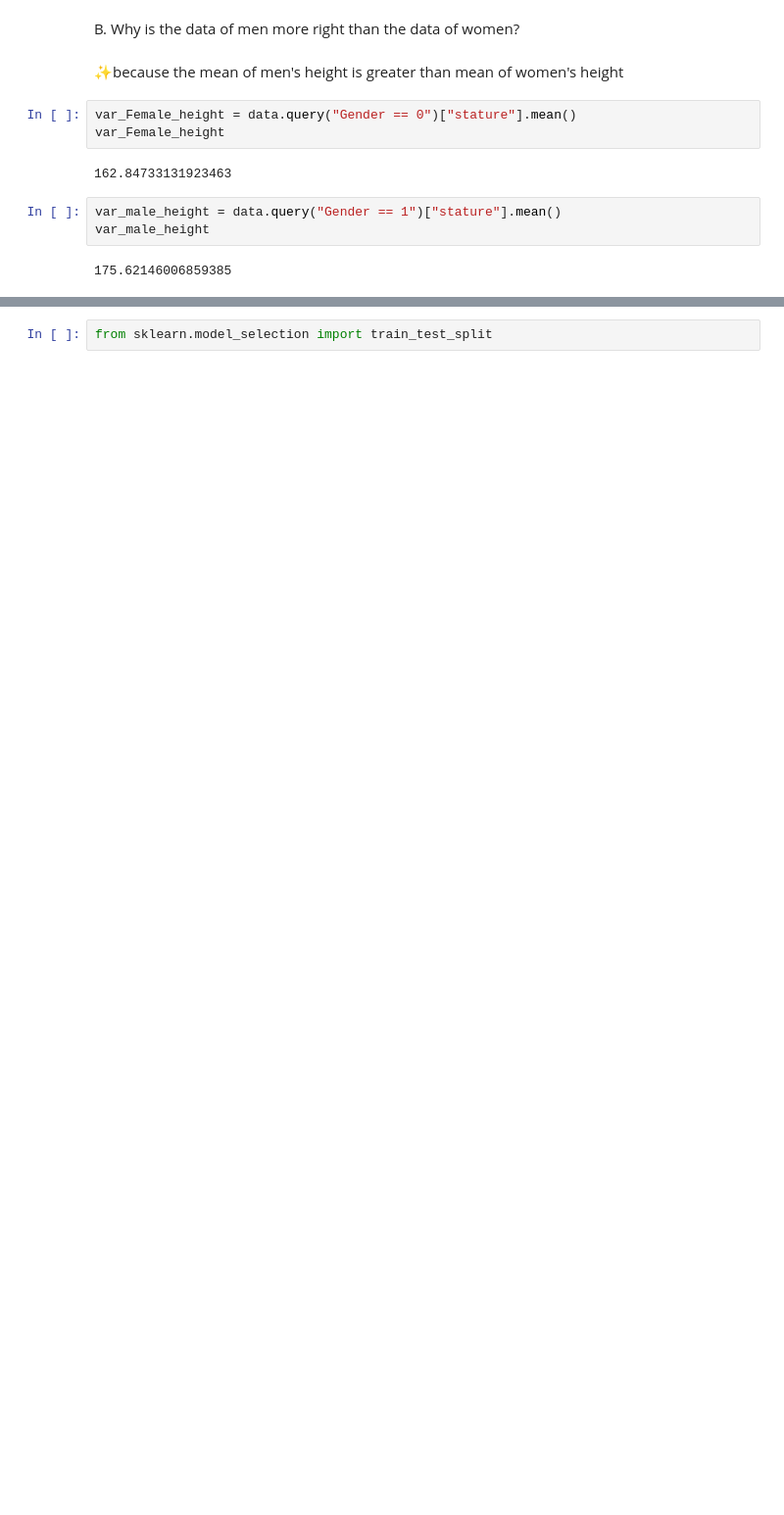
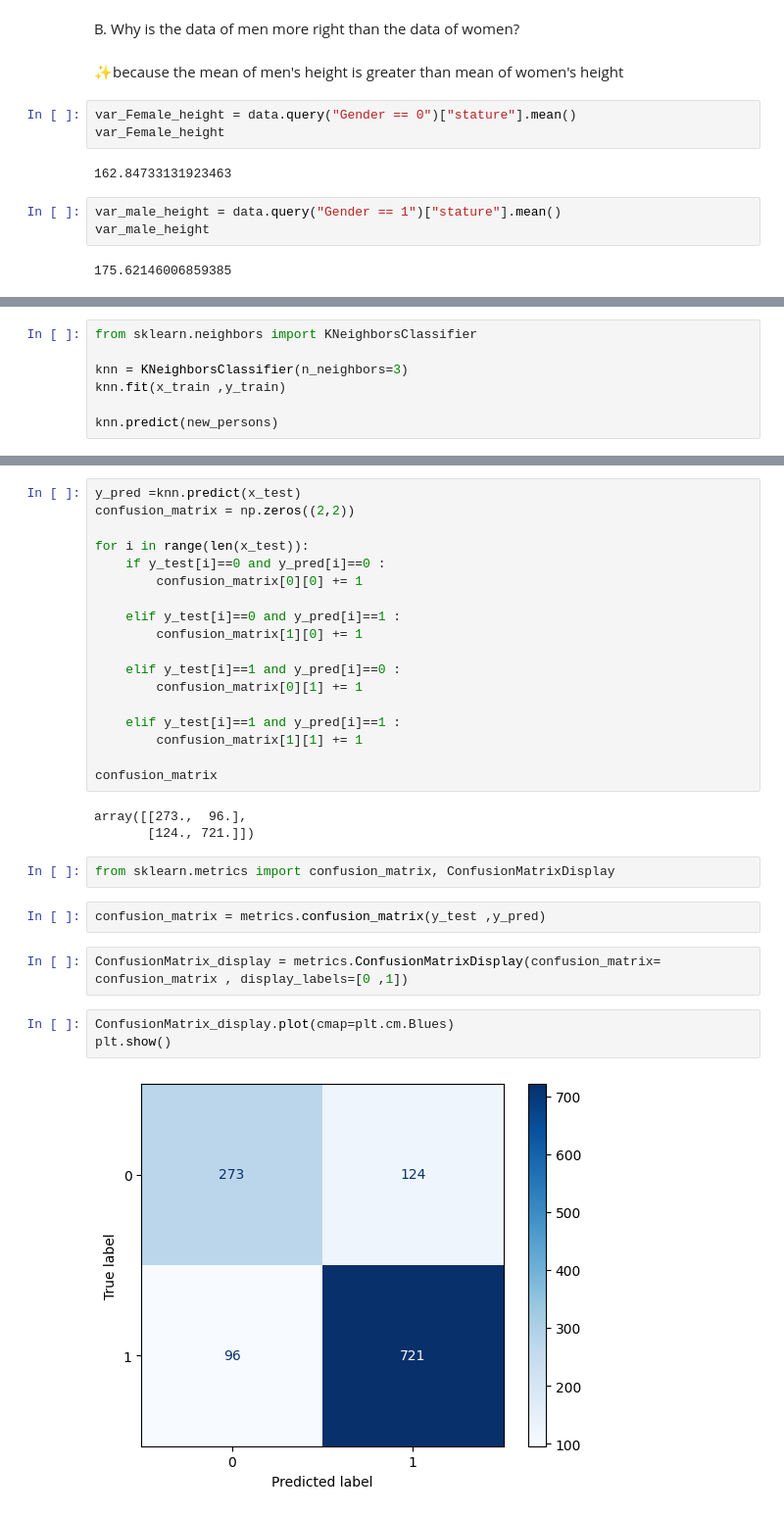
Before and after one commit to KhadijehValipour/ANSUR, a Jupyter notebook: ANSUR.ipynb, the cells around one changed output, grey strips where cells are left out. Shown at 98% size. Saved outputs shown, nothing was run; the diff lists cells and outputs as text; blank space fills up the shorter version.

```diff
--- a/ANSUR.ipynb
+++ b/ANSUR.ipynb
@@ -129,0 +205,7 @@ Split dataset to train and test datasets (%80 for train and %20 for test):
+# %%
+from sklearn.neighbors import KNeighborsClassifier
+
+knn = KNeighborsClassifier(n_neighbors=3)
+knn.fit(x_train ,y_train)
+
+knn.predict(new_persons)
@@ -130,2 +221,32 @@ Split dataset to train and test datasets (%80 for train and %20 for test):
+# %%
+y_pred =knn.predict(x_test)
+confusion_matrix = np.zeros((2,2))
+
+for i in range(len(x_test)):
+    if y_test[i]==0 and y_pred[i]==0 :
+        confusion_matrix[0][0] += 1
+
+    elif y_test[i]==0 and y_pred[i]==1 :
+        confusion_matrix[1][0] += 1
+
+    elif y_test[i]==1 and y_pred[i]==0 :
+        confusion_matrix[0][1] += 1
+
+    elif y_test[i]==1 and y_pred[i]==1 :
+        confusion_matrix[1][1] += 1
+
+confusion_matrix
+# %% [output]
+array([[273.,  96.],
+       [124., 721.]])
 # %%
-from sklearn.model_selection import train_test_split
+from sklearn.metrics import confusion_matrix, ConfusionMatrixDisplay
+# %%
+confusion_matrix = metrics.confusion_matrix(y_test ,y_pred)
+# %%
+ConfusionMatrix_display = metrics.ConfusionMatrixDisplay(confusion_matrix= confusion_matrix , display_labels=[0 ,1])
+# %%
+ConfusionMatrix_display.plot(cmap=plt.cm.Blues)
+plt.show()
+# %% [output]
+[figure, added]
```
Also changed, not shown: parts of 15 cells of this notebook, 2 other files.
